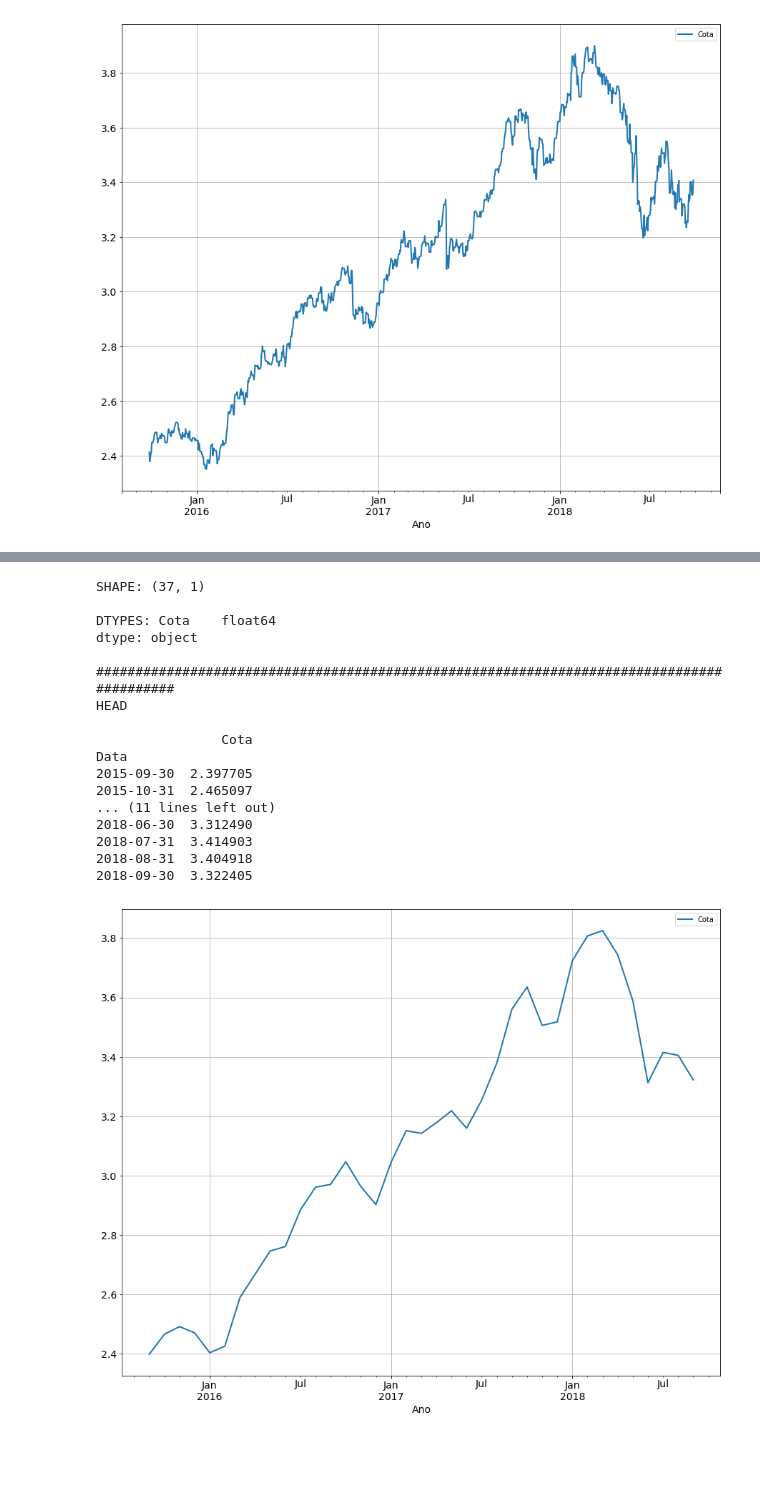
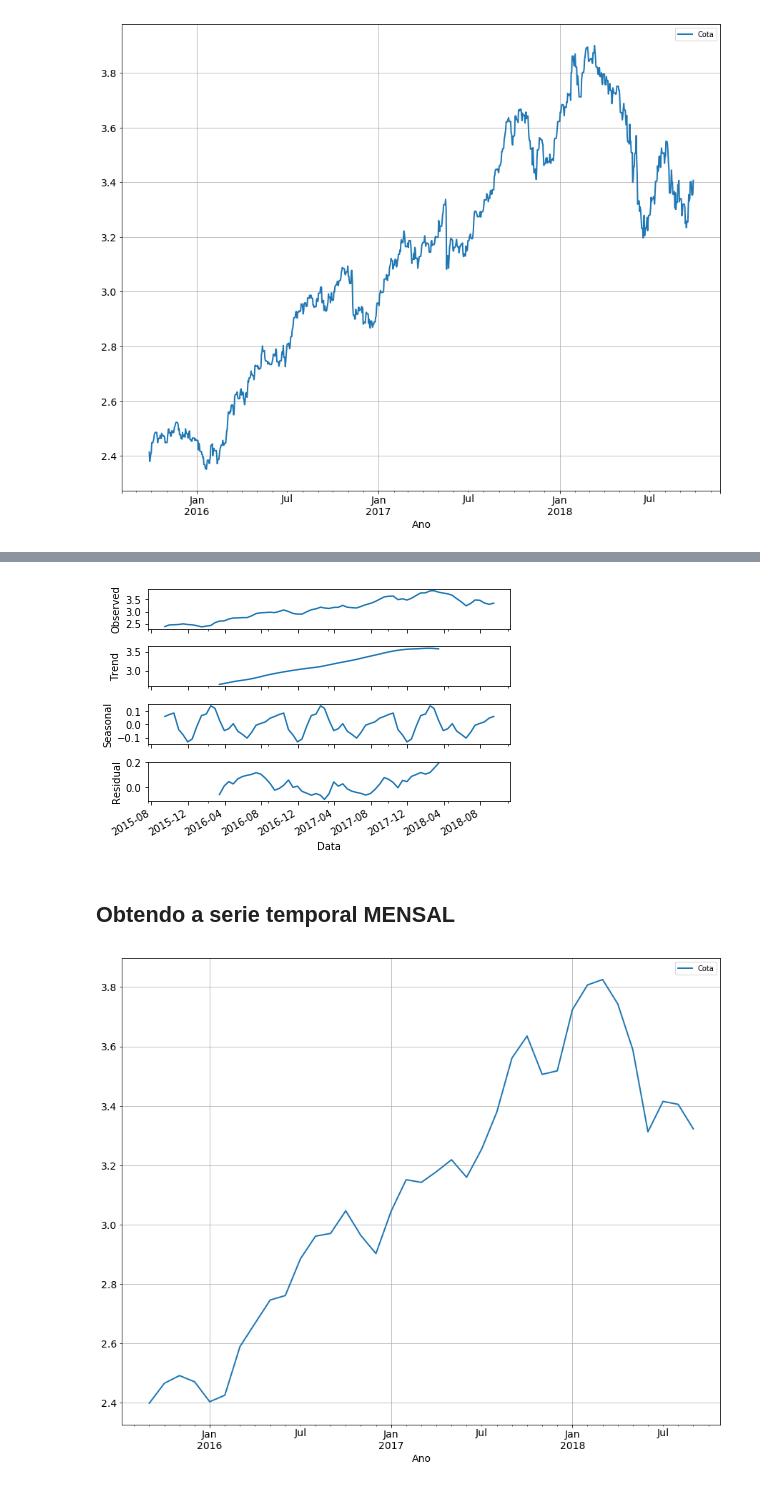
Before and after one commit to jorgealmeidajr/tcc-senai-timeseries, a Jupyter notebook: src/timeseries03-analysis.ipynb, the cells around one changed output, grey strips where cells are left out. Saved outputs shown, nothing was run; the diff lists cells and outputs as text; code cells hidden in the pictures; blank space fills up the shorter version.

```diff
--- a/src/timeseries03-analysis.ipynb
+++ b/src/timeseries03-analysis.ipynb
@@ -184,3 +98,11 @@ p-value (0.553810) > 0.05
+# %%
+result = seasonal_decompose(df_monthly2, model='additive', freq=24)
+result.plot()
+plt.show()
+# %% [output]
+[figure, added]
+# %% [markdown]
+## Obtendo a serie temporal MENSAL
 # %%
 df_monthly = df_daily.resample('M')
 df_monthly = df_monthly.mean()
@@ -187,23 +111,3 @@ df_monthly = df_monthly.mean()
-# %%
-arima.print_dataframe_info(df_monthly)
-# %% [output]
-SHAPE: (37, 1)
-
-DTYPES: Cota    float64
-dtype: object
-
-##########################################################################################
-HEAD
-
-                Cota
-Data
-2015-09-30  2.397705
-2015-10-31  2.465097
-... (11 lines left out)
-2018-06-30  3.312490
-2018-07-31  3.414903
-2018-08-31  3.404918
-2018-09-30  3.322405
 # %%
 timeseries.plot_timeserie(df_monthly)
 # %% [output]
```
Also changed, not shown: parts of 16 cells of this notebook, 2 other files.
